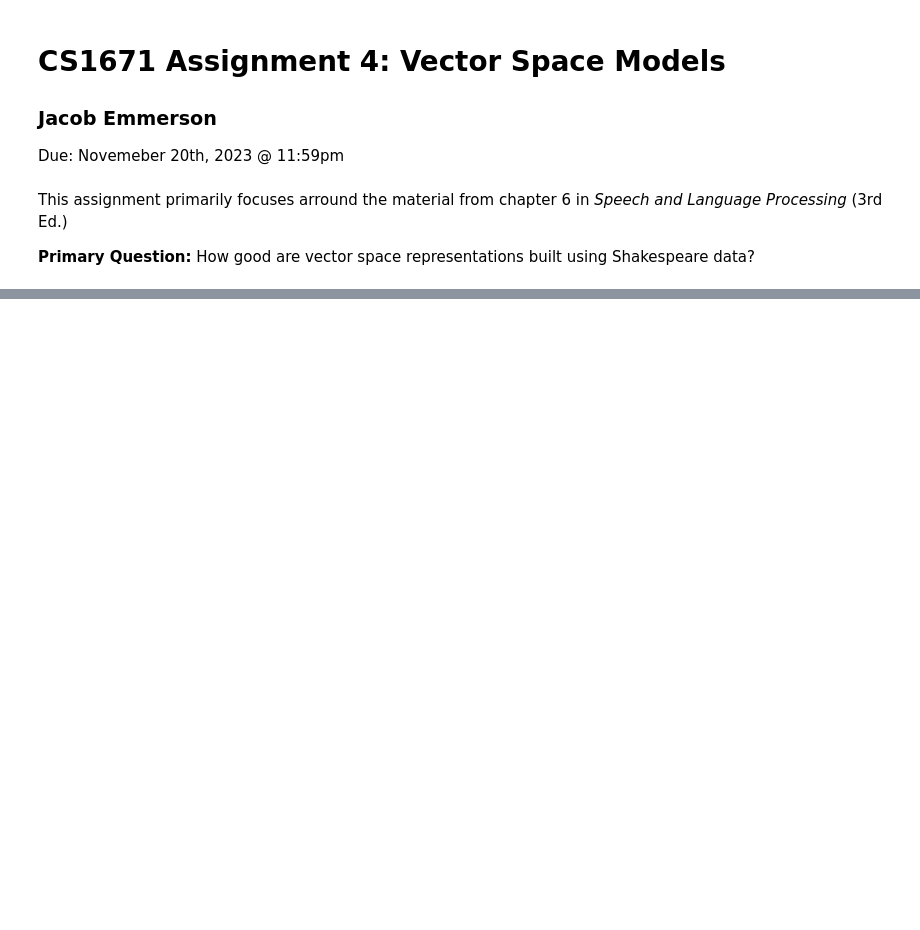
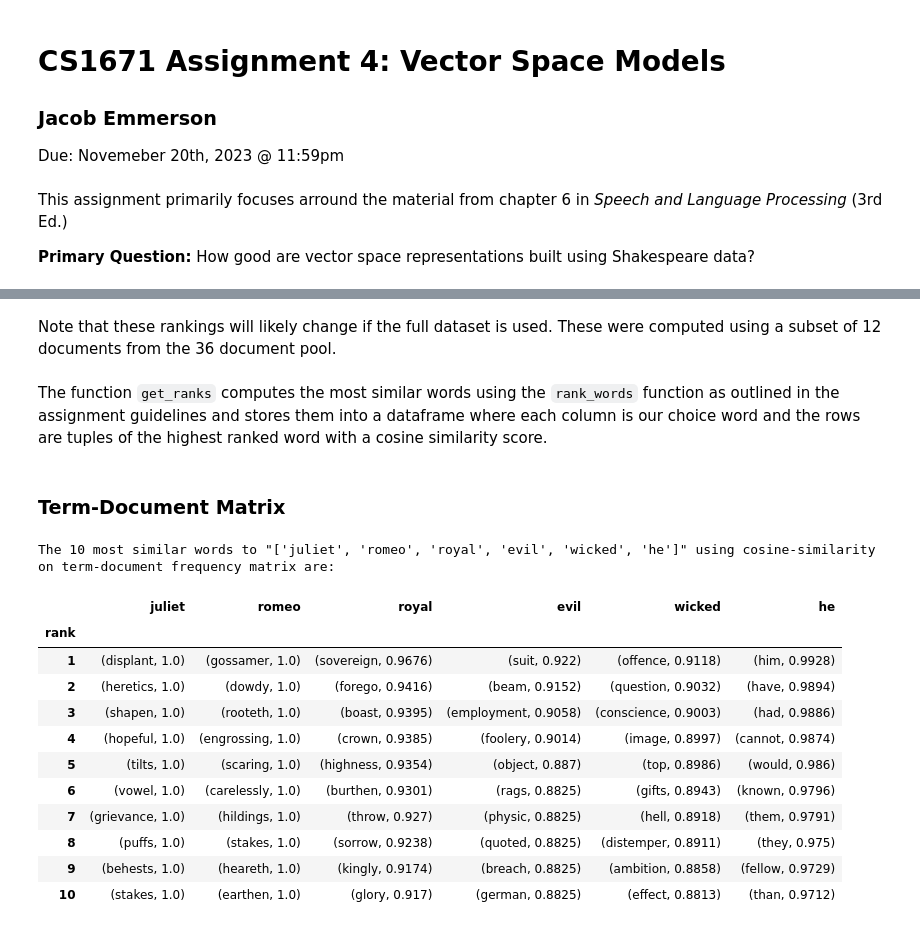
Before and after one commit to jacobemmerson/CS1671, a Jupyter notebook: A4/writeup_jte27.ipynb, the cells around one changed output, grey strips where cells are left out. Saved outputs shown, nothing was run; the diff lists cells and outputs as text; code cells hidden in the pictures; blank space fills up the shorter version.

```diff
--- a/A4/writeup_jte27.ipynb
+++ b/A4/writeup_jte27.ipynb
@@ -353,0 +19,11 @@ Error:
+# %%
+vocab_to_index = dict(zip(vocab, range(0, len(vocab))))
+def get_ranks(matrix, words, vocab, vocab_to_index):
+    rank_df = pd.DataFrame({'rank' : range(1,11)}).set_index('rank')
+    for word in words:
+        ranks, scores = rank_words(vocab_to_index[word], matrix)
+        t10_words = [vocab[r] for r in ranks[:10]]
+        t10_scores = np.round(scores[:10], 4)
+
+        rank_df[word] = tuple(zip(t10_words,t10_scores))
+    return rank_df
@@ -353,0 +36,3 @@ Error:
+# %%
+t, dn, v = read_in_shakespeare()
+tuples, document_names, vocab = subset_data(t, dn, 12, random = False)
@@ -353,0 +210,28 @@ Error:
+# %% [markdown]
+Note that these rankings will likely change if the full dataset is used. These were computed using a subset of 12 documents from the 36 document pool.
+# %%
+words = ['juliet', 'romeo', 'royal', 'evil', 'wicked', 'he']
+# %% [markdown]
+The function `get_ranks` computes the most similar words using the `rank_words` function as outlined in the assignment guidelines and stores them into a dataframe where each column is our choice word and the rows are tuples of the highest ranked word with a cosine similarity score.
+# %% [markdown]
+### Term-Document Matrix
+# %%
+print(
+    '\nThe 10 most similar words to "%s" using cosine-similarity on term-document frequency matrix are:'
+    % (words)
+)
+get_ranks(td_matrix, words, vocab, vocab_to_index)
+# %% [output]
+The 10 most similar words to "['juliet', 'romeo', 'royal', 'evil', 'wicked', 'he']" using cosine-similarity on term-document frequency matrix are:
+|  | juliet | romeo | royal | evil | wicked | he |
+| rank |  |  |  |  |  |  |
+| 1 | (displant, 1.0) | (gossamer, 1.0) | (sovereign, 0.9676) | (suit, 0.922) | (offence, 0.9118) | (him, 0.9928) |
+| 2 | (heretics, 1.0) | (dowdy, 1.0) | (forego, 0.9416) | (beam, 0.9152) | (question, 0.9032) | (have, 0.9894) |
+| 3 | (shapen, 1.0) | (rooteth, 1.0) | (boast, 0.9395) | (employment, 0.9058) | (conscience, 0.9003) | (had, 0.9886) |
+| 4 | (hopeful, 1.0) | (engrossing, 1.0) | (crown, 0.9385) | (foolery, 0.9014) | (image, 0.8997) | (cannot, 0.9874) |
+| 5 | (tilts, 1.0) | (scaring, 1.0) | (highness, 0.9354) | (object, 0.887) | (top, 0.8986) | (would, 0.986) |
+| 6 | (vowel, 1.0) | (carelessly, 1.0) | (burthen, 0.9301) | (rags, 0.8825) | (gifts, 0.8943) | (known, 0.9796) |
+| 7 | (grievance, 1.0) | (hildings, 1.0) | (throw, 0.927) | (physic, 0.8825) | (hell, 0.8918) | (them, 0.9791) |
+| 8 | (puffs, 1.0) | (stakes, 1.0) | (sorrow, 0.9238) | (quoted, 0.8825) | (distemper, 0.8911) | (they, 0.975) |
+| 9 | (behests, 1.0) | (heareth, 1.0) | (kingly, 0.9174) | (breach, 0.8825) | (ambition, 0.8858) | (fellow, 0.9729) |
+| 10 | (stakes, 1.0) | (earthen, 1.0) | (glory, 0.917) | (german, 0.8825) | (effect, 0.8813) | (than, 0.9712) |
```
Also changed, not shown: parts of 64 cells of this notebook, 3 other files.
